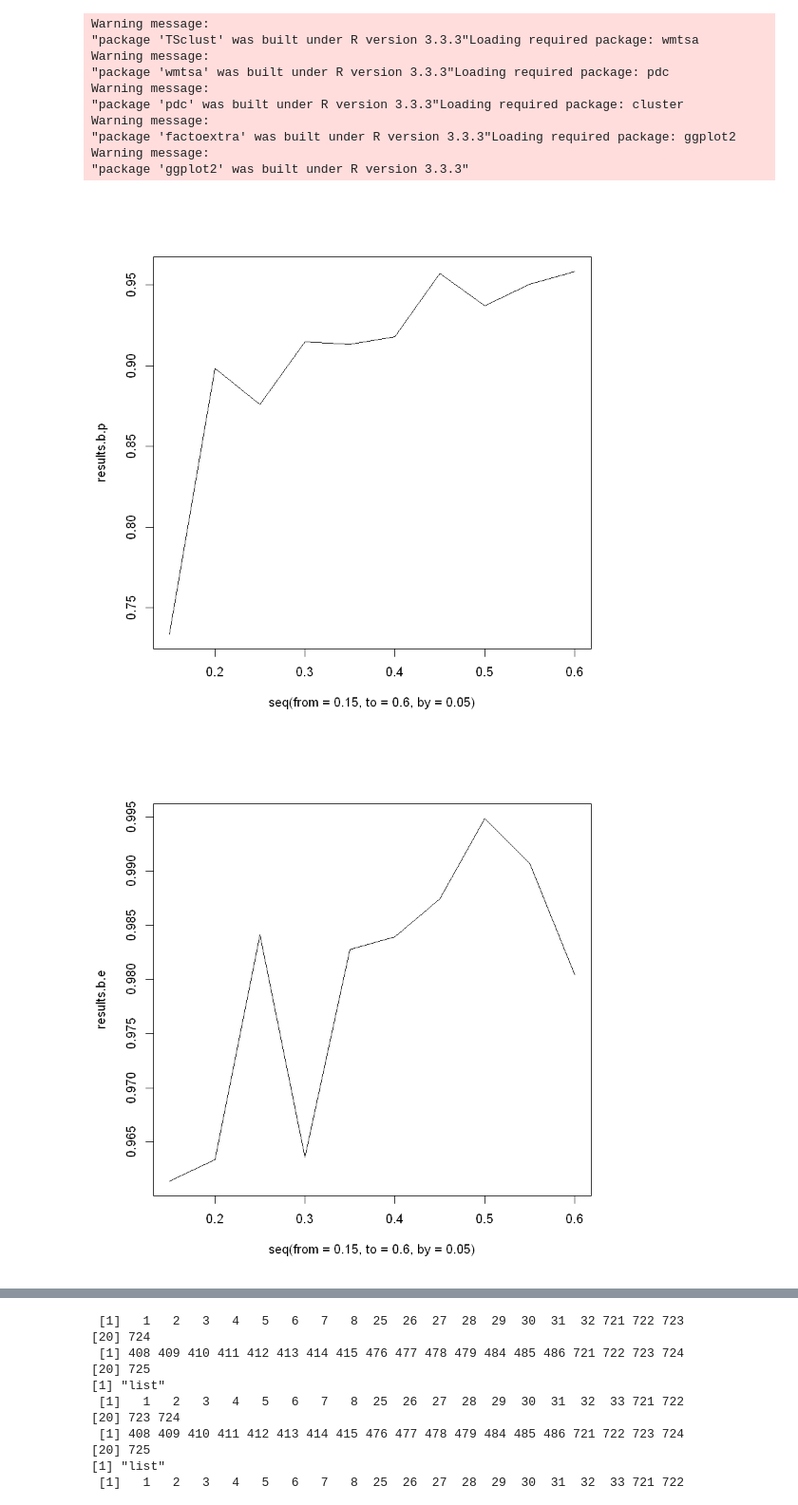
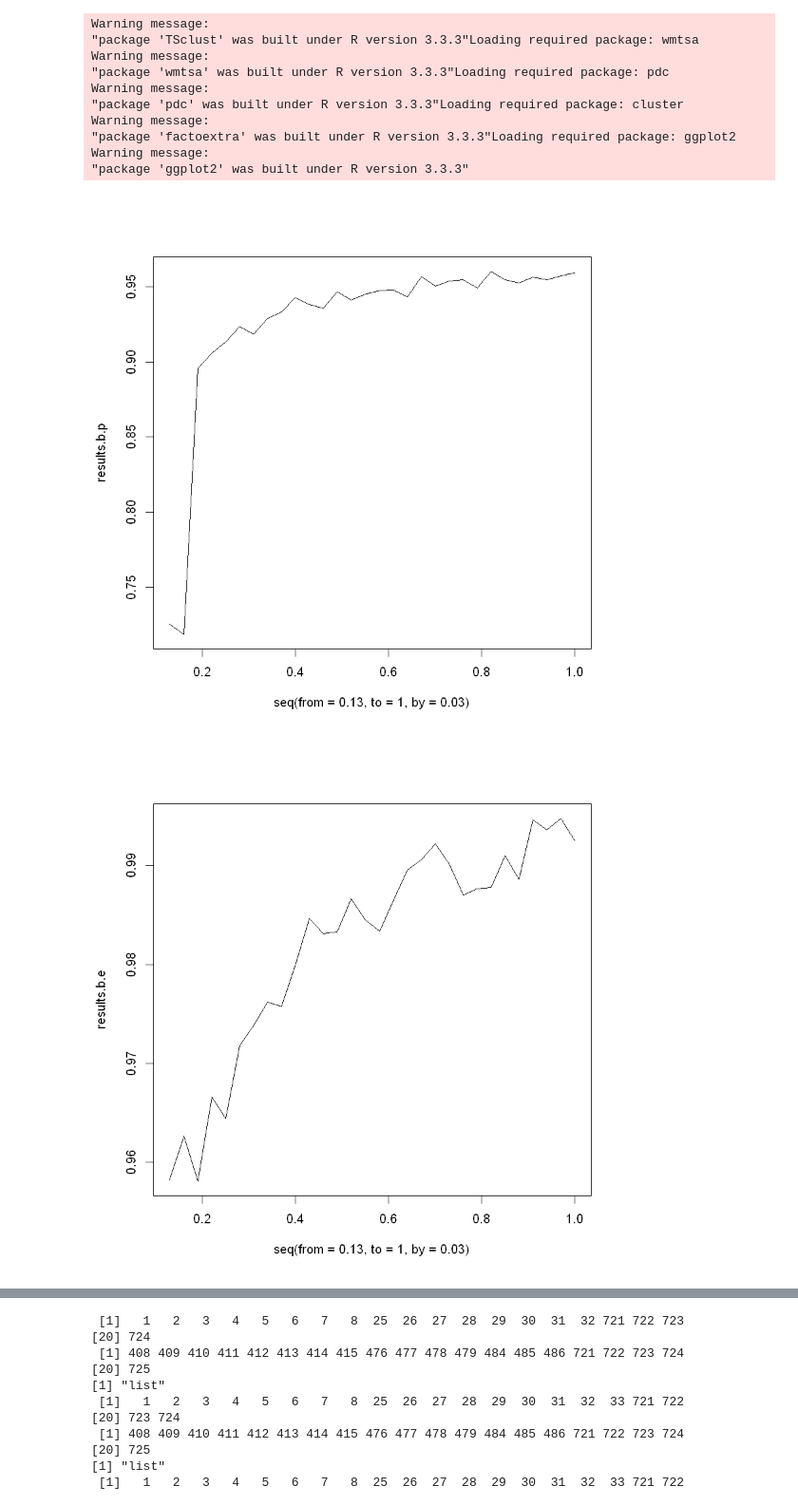
Before and after one commit to tj2huang/nyu-research, a Jupyter notebook: notebooks/bootstrap/generate-samples.ipynb, the cells around one changed output, grey strips where cells are left out. Shown: that part at 95% size. Drawn from its saved outputs; the diff is of its cells as text; code cells hidden in the pictures.

```diff
--- a/notebooks/bootstrap/generate-samples.ipynb
+++ b/notebooks/bootstrap/generate-samples.ipynb
@@ -133,13 +133,13 @@ generate_plots <- function(boot.j, boot.s, simnum){
     # ggsave(filename=paste('c:/users/tom/documents/research/bootstrap/euc-sim-', simnum, '.pdf', sep=""),device='pdf')
 }
 # %%
-n = 10
-results.b.p <- numeric(10)
-results.b.e <- numeric(10)
-results.c.p <- numeric(10)
-results.c.e <- numeric(10)
-for (i in 1:10){
-    p <- 0.1 + 0.05*i
+n = 100
+results.b.p <- numeric(30)
+results.b.e <- numeric(30)
+results.c.p <- numeric(30)
+results.c.e <- numeric(30)
+for (i in 1:30){
+    p <- 0.1 + 0.03*i
     cor.b.phase <- c()
     cor.b.euc <- c()
     cor.c.phase <- c()
@@ -169,12 +174,12 @@ for (i in 1:10){
 # %%
 # Baker Correlation, Phase dendrogram
-plot(seq(from=0.15, to= 0.6, by=0.05), results.b.p, type='l')
+plot(seq(from=0.13, to= 1, by=0.03), results.b.p, type='l')
 # %% [output]
-[figure, old version]
+[figure, new version]
 # %%
 # Baker correlation, Euclidean Dendrogram
-plot(seq(from=0.15, to= 0.6, by=0.05), results.b.e, type='l')
+plot(seq(from=0.13, to= 1, by=0.03), results.b.e, type='l')
 # %% [output]
-[figure, old version]
+[figure, new version]
 # %%
 # cophenetic correlation, phase dendrogram
```
Also changed, not shown: parts of 3 cells of this notebook.
